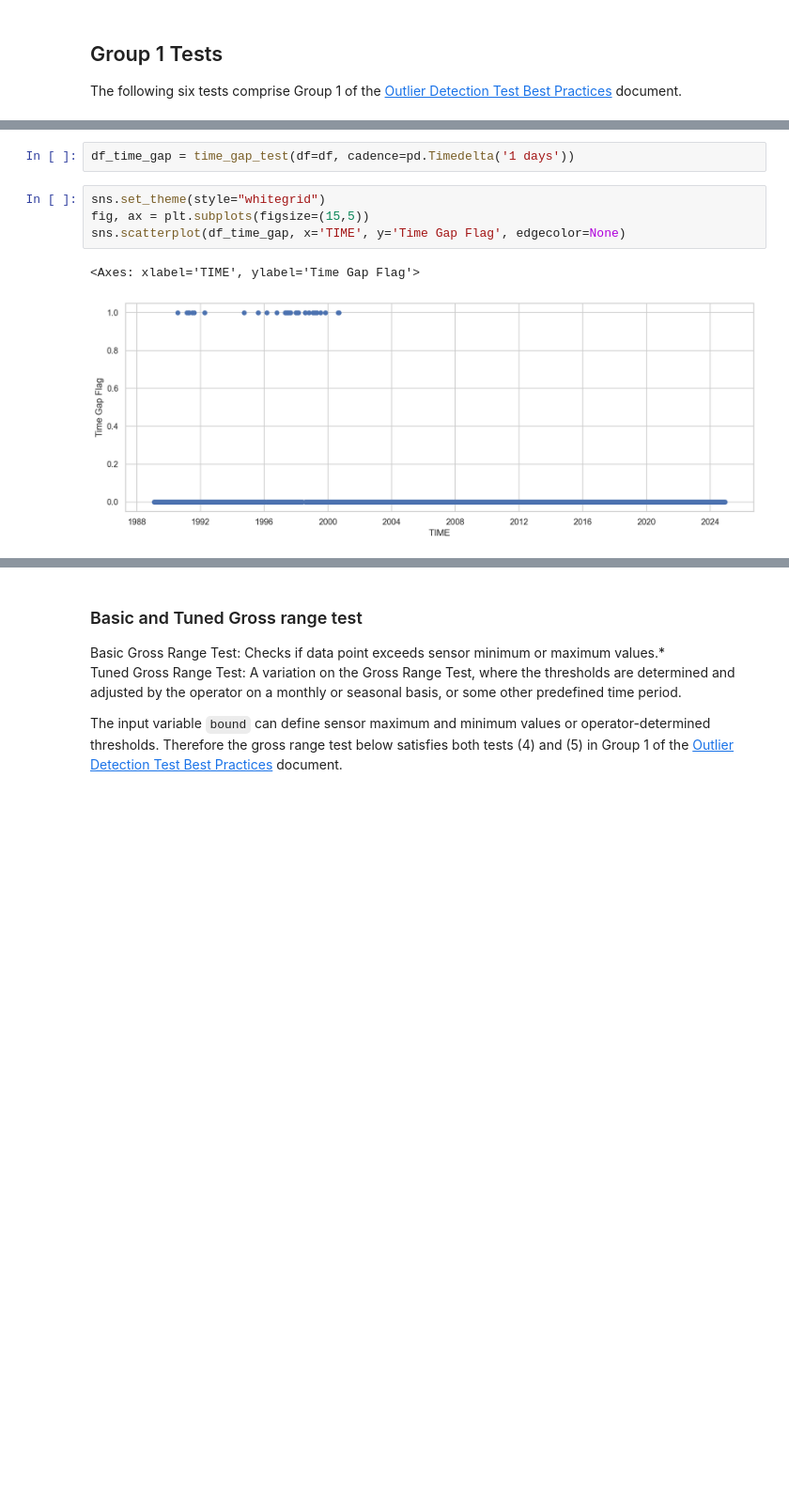
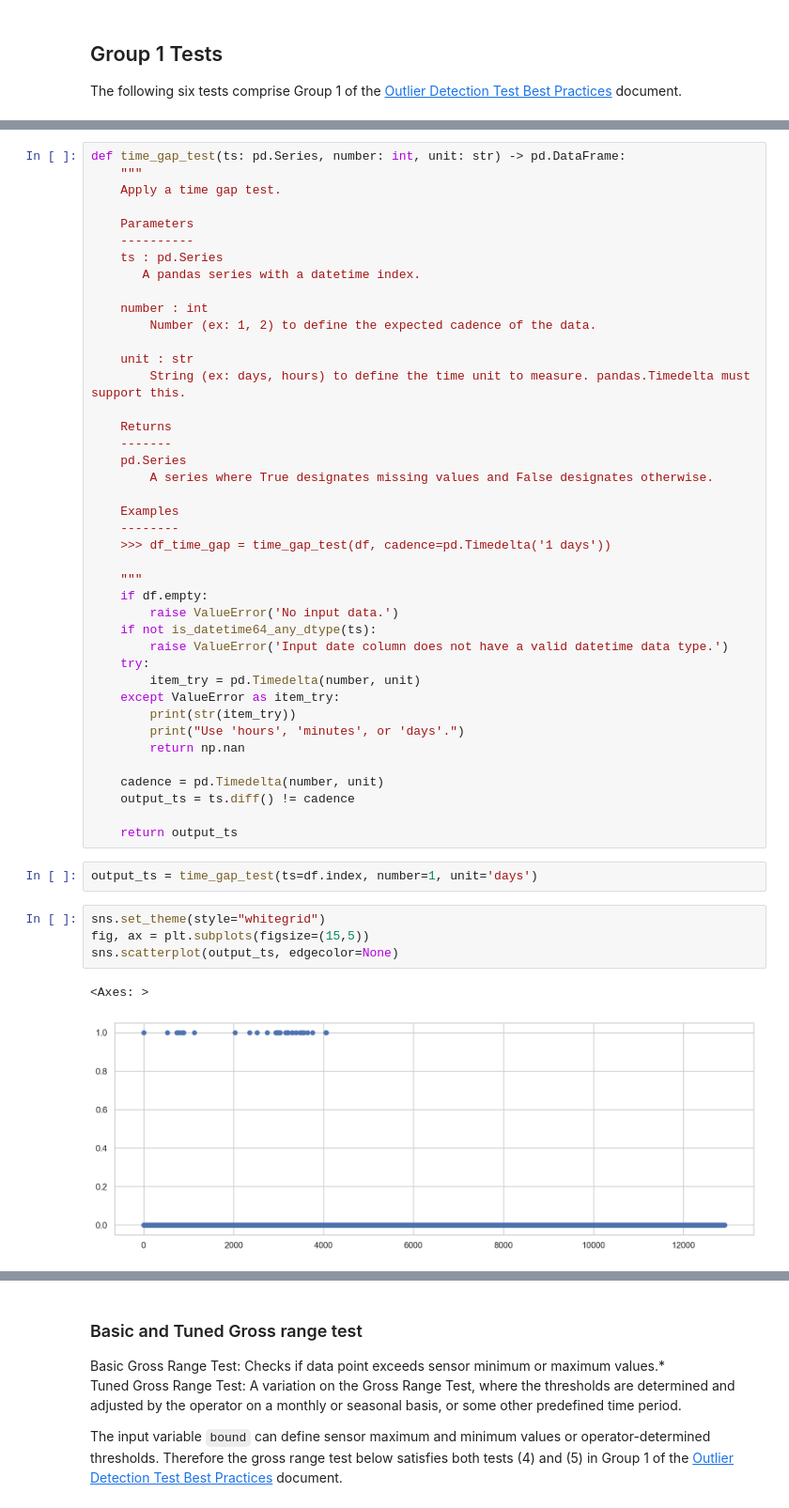
Before and after one commit to DWR-QA-Program/caldata-dsa-outlier-tool, a Jupyter notebook: dwr/dwr.ipynb, the cells around one changed output, grey strips where cells are left out. Shown at 94% size. Cells and saved outputs as stored; diff of their text form; blank space fills up the shorter version.

Commit message:
resolved all Group 1 tests

```diff
--- a/dwr/dwr.ipynb
+++ b/dwr/dwr.ipynb
@@ -124,10 +96,51 @@ def time_gap_test(df: pd.DataFrame, cadence: pd.Timedelta) -> pd.DataFrame:
+# %%
+def time_gap_test(ts: pd.Series, number: int, unit: str) -> pd.DataFrame:
+    """
+    Apply a time gap test.
+
+    Parameters
+    ----------
+    ts : pd.Series
+       A pandas series with a datetime index.
+
+    number : int
+        Number (ex: 1, 2) to define the expected cadence of the data.
+
+    unit : str
+        String (ex: days, hours) to define the time unit to measure. pandas.Timedelta must support this.
+
+    Returns
+    -------
+    pd.Series
+        A series where True designates missing values and False designates otherwise.
+
+    Examples
+    --------
+    >>> df_time_gap = time_gap_test(df, cadence=pd.Timedelta('1 days'))
+
+    """
+    if df.empty:
+        raise ValueError('No input data.')
+    if not is_datetime64_any_dtype(ts):
+        raise ValueError('Input date column does not have a valid datetime data type.')
+    try:
+        item_try = pd.Timedelta(number, unit)
+    except ValueError as item_try:
+        print(str(item_try))
+        print("Use 'hours', 'minutes', or 'days'.")
+        return np.nan
+
+    cadence = pd.Timedelta(number, unit)
+    output_ts = ts.diff() != cadence
+
+    return output_ts
 # %%
-df_time_gap = time_gap_test(df=df, cadence=pd.Timedelta('1 days'))
+output_ts = time_gap_test(ts=df.index, number=1, unit='days')
 # %%
 sns.set_theme(style="whitegrid")
 fig, ax = plt.subplots(figsize=(15,5))
-sns.scatterplot(df_time_gap, x='TIME', y='Time Gap Flag', edgecolor=None)
+sns.scatterplot(output_ts, edgecolor=None)
 # %% [output]
-<Axes: xlabel='TIME', ylabel='Time Gap Flag'>
+<Axes: >
-[figure, old version]
+[figure, new version]
 # %%
```
Also changed, not shown: parts of 18 cells of this notebook, 1 other file.
